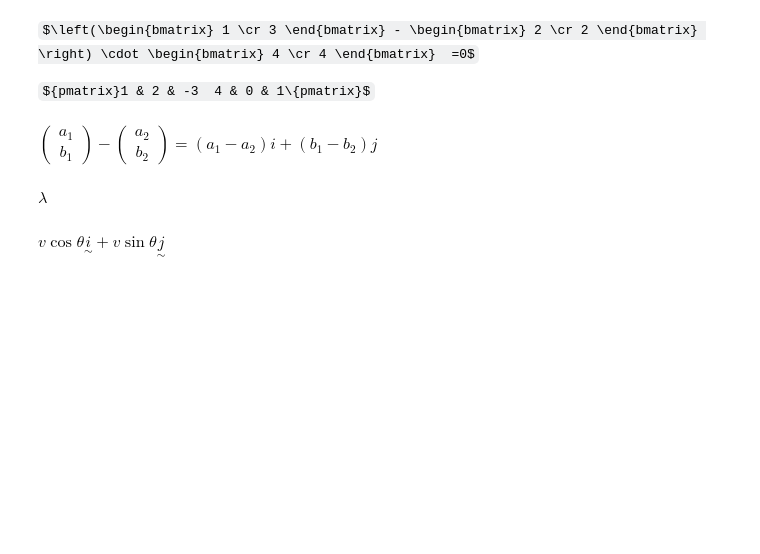
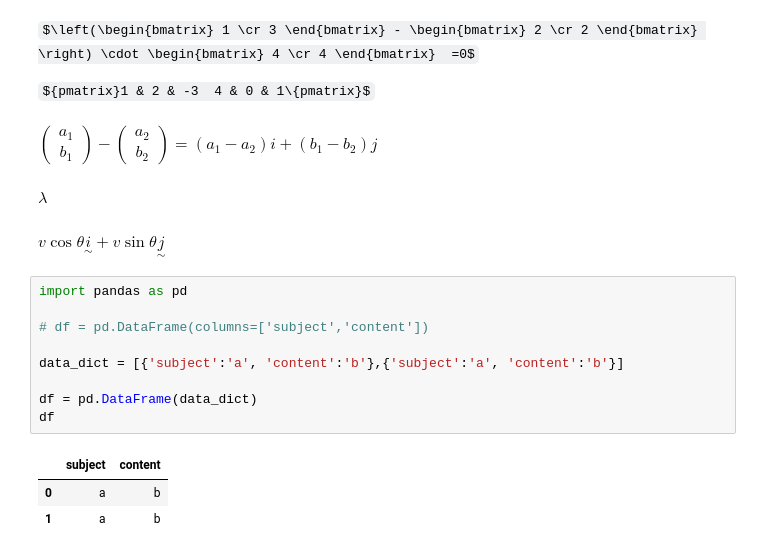
Before and after one commit to charl-potgieter/AustralianSchoolMaths, a Jupyter notebook: WebsiteCreator/caller.ipynb, the cells around one changed output. Cells and saved outputs as stored; diff of their text form; some formulas as TeX source; blank space fills up the shorter version.

```diff
--- a/WebsiteCreator/caller.ipynb
+++ b/WebsiteCreator/caller.ipynb
@@ -121,3 +121,16 @@ $\begin{pmatrix} a_1 \\b_1 \end{pmatrix} -  \begin{pmatrix} a_2 \\b_2 \end{pmatr
  $ \lambda $
 # %% [markdown]
 $ v\cos\theta \underset{\sim}{i}  + v \sin \theta \underset{\sim}{j} $
+# %%
+import pandas as pd
+
+# df = pd.DataFrame(columns=['subject','content'])
+
+data_dict = [{'subject':'a', 'content':'b'},{'subject':'a', 'content':'b'}]
+
+df = pd.DataFrame(data_dict)
+df
+# %% [output]
+|  | subject | content |
+| 0 | a | b |
+| 1 | a | b |
```
Also changed, not shown: parts of 3 cells of this notebook, 3 other files.
